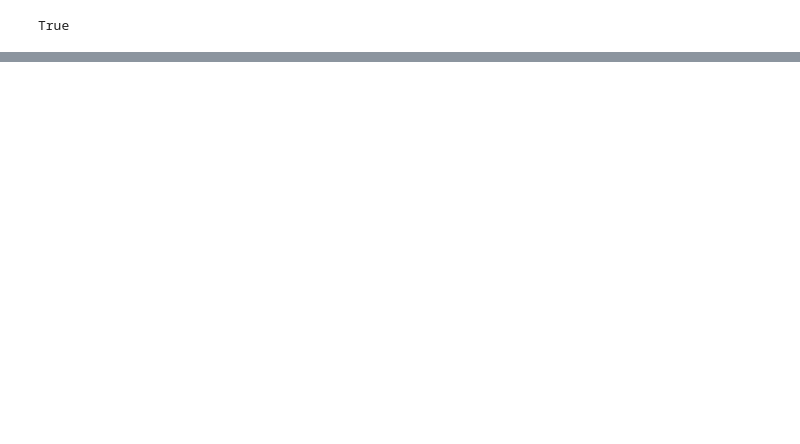
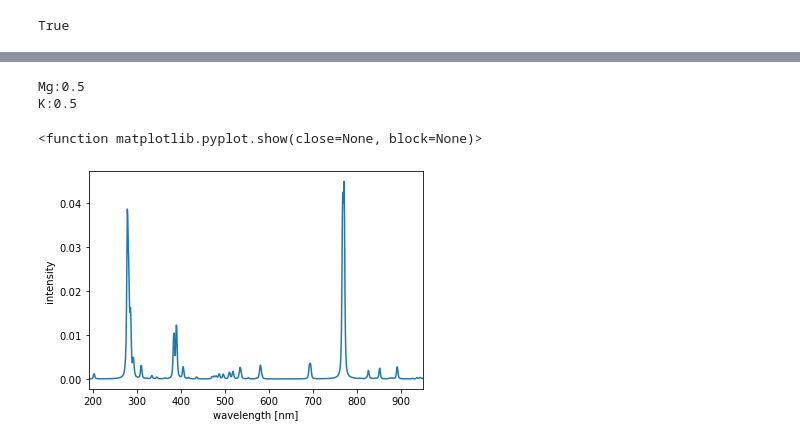
Before and after one commit to MWhitta/phaseMAP, a Jupyter notebook: util/make_spec.ipynb, the cells around one changed output, grey strips where cells are left out. Drawn from its saved outputs; the diff is of its cells as text; code cells hidden in the pictures; blank space fills up the shorter version.

```diff
--- a/util/make_spec.ipynb
+++ b/util/make_spec.ipynb
@@ -104,0 +138,32 @@ len(fracs)
+# %%
+#construct 590 sample data set to persist
+wave = np.arange(190,950,1) #only needed for correct length
+x_data = np.zeros((n_samples, len(wave)))
+y_data = np.zeros((n_samples, int(max_z+2), len(wave)))
+
+#note the wave range generated from w_lo, w_hi, inc is going to be same in each sample
+# make_spectra also returns composite spectra and array of weighted element spectra, artifacts, noise
+for i in np.arange(n_samples):
+    wave, x_data[i], y_data[i] = spec_maker.make_spectra(fracs=fracs[i], inc=1, w_lo=190, w_hi=950)
+# %%
+#Inspect combinations / compositions
+#Build array of first 94 element labels and abundance from text files (wikipedia)
+elem_symb = np.loadtxt(datapath / "abundance/elements_94.csv", dtype=str)
+
+sample_num = 501 # <590
+test_frac = fracs[sample_num]
+
+for i in range(max_z):
+    if test_frac[i] > 0:
+        print(f"{elem_symb[i]}:{test_frac[i]}")
+
+plt.plot(wave, x_data[sample_num])
+plt.xlabel('wavelength [nm]')
+plt.ylabel('intensity')
+plt.xlim([190, 950]) #note data may go beyond this range
+plt.show
+# %% [output]
+Mg:0.5
+K:0.5
+<function matplotlib.pyplot.show(close=None, block=None)>
+[figure, added]
```
Also changed, not shown: parts of 9 cells of this notebook, 4 other files.
